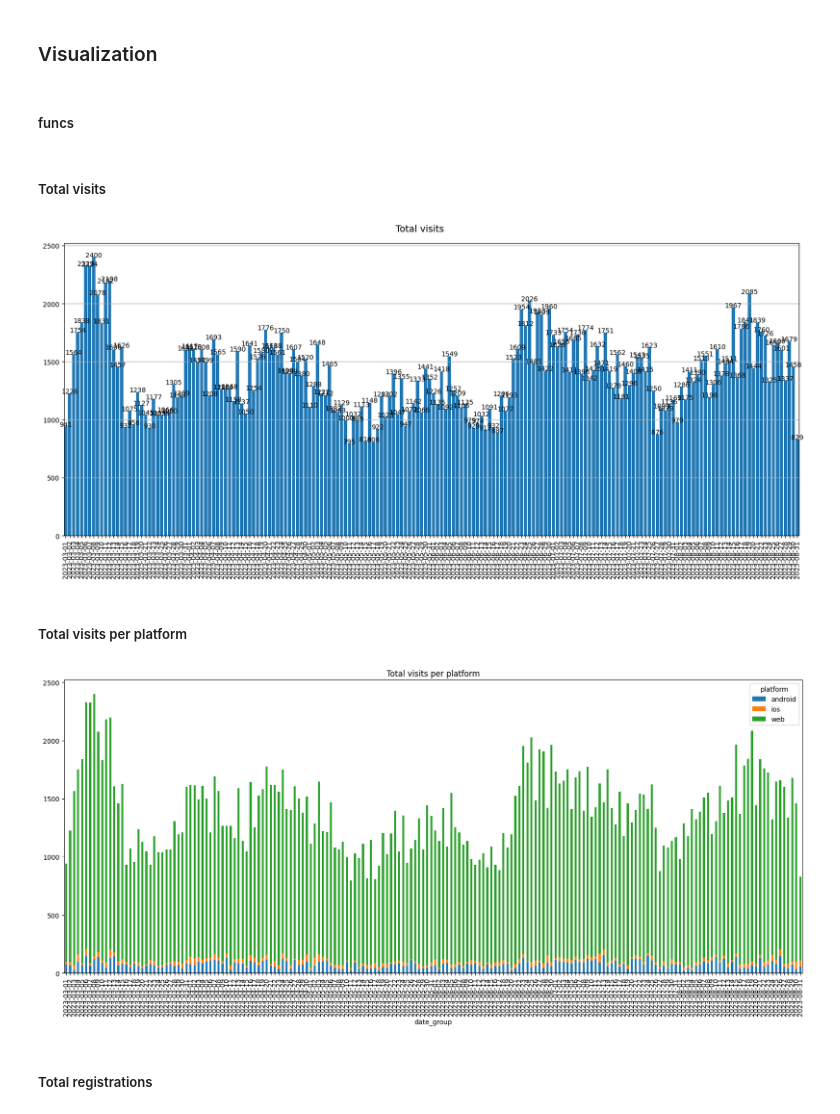
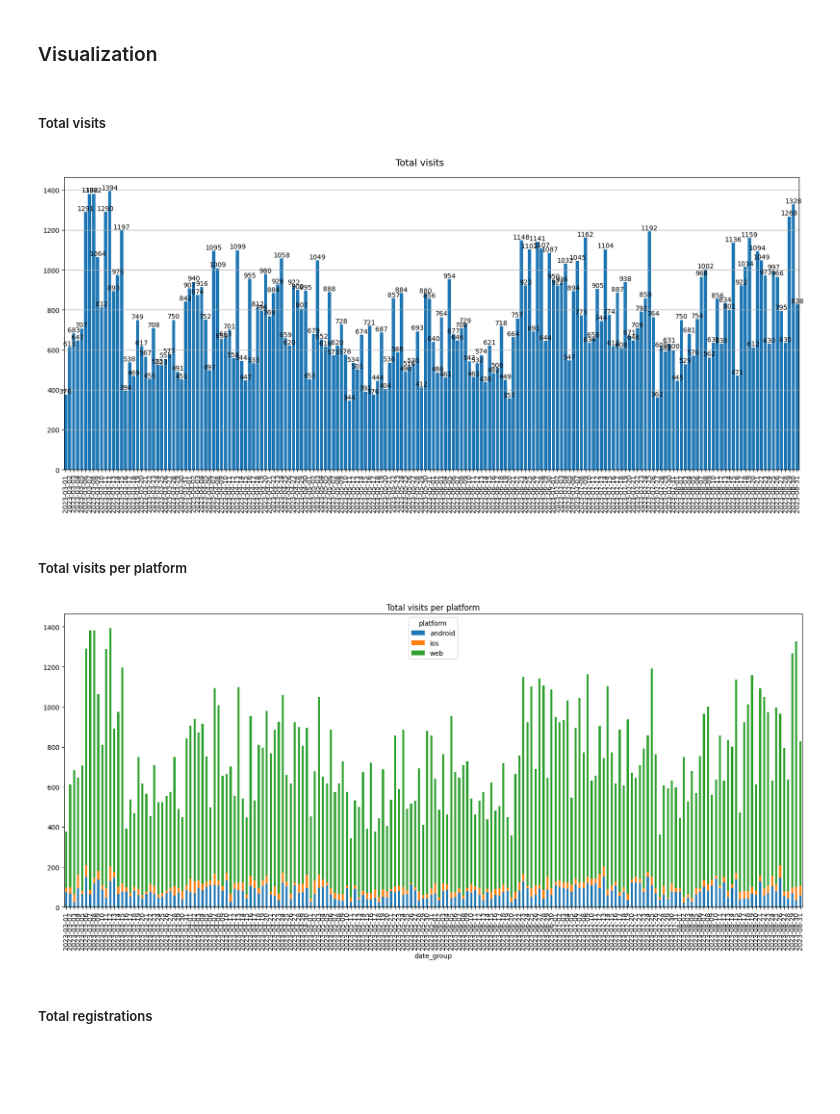
Before and after one commit to ikhanter/data-analytics-project-100, a Jupyter notebook: charts_project.ipynb, the cells around one changed output. Drawn from its saved outputs; the diff is of its cells as text; code cells hidden in the pictures; blank space fills up the shorter version.

```diff
--- a/charts_project.ipynb
+++ b/charts_project.ipynb
@@ -31,12 +31,14 @@ df_regs = pd.DataFrame(df_regs)
 # %%
 mask = ~df_visits['user_agent'].str.contains('bot')
 df_visits = df_visits[mask]
-df_visits['datetime'] = pd.to_datetime(df_visits['datetime']).dt.strftime('%Y-%m-%d')
+df_visits['datetime'] = pd.to_datetime(df_visits['datetime']).dt.date
+df_visits.sort_values('datetime', ascending=False, inplace=True)
+df_visits.drop_duplicates('visit_id', inplace=True)
 grouped_df_visits = df_visits.groupby(['datetime', 'platform']).agg({'visit_id': 'count'})
 grouped_df_visits.reset_index(inplace=True)
 grouped_df_visits.rename(columns={'datetime': 'date_group', 'visit_id': 'visits'}, inplace=True)
 
-df_regs['datetime'] = pd.to_datetime(df_regs['datetime']).dt.strftime('%Y-%m-%d')
+df_regs['datetime'] = pd.to_datetime(df_regs['datetime']).dt.date
 grouped_df_regs = df_regs.groupby(['datetime', 'platform']).agg({'user_id': 'count'})
 grouped_df_regs.reset_index(inplace=True)
 grouped_df_regs.rename(columns={'datetime': 'date_group', 'user_id': 'registrations'}, inplace=True)
@@ -44,3 +46,4 @@ grouped_df_regs.rename(columns={'datetime': 'date_group', 'user_id': 'registrati
 merged_df = pd.merge(grouped_df_visits, grouped_df_regs, left_on=['date_group', 'platform'], right_on=['date_group', 'platform'])
 merged_df['conversion'] = round(merged_df['registrations'] / merged_df['visits'] * 100, 2)
 merged_df.to_json('./conversion.json')
+merged_df.head()
@@ -50,7 +60,7 @@ merged_df.to_json('./conversion.json')
 df_ads = pd.read_csv('ads.csv')
 mask = (df_ads['date'] >= DATE_BEGIN) & (df_ads['date'] <= DATE_END)
 df_ads = df_ads[mask]
-df_ads['date'] = pd.to_datetime(df_ads['date']).dt.strftime('%Y-%m-%d')
+df_ads['date'] = pd.to_datetime(df_ads['date']).dt.date
 grouped_df_ads = df_ads.groupby(['date', 'utm_campaign']).agg({'cost': 'sum'})
 grouped_df_ads.reset_index(inplace=True)
 grouped_df_ads.rename(columns={'date': 'date_group'}, inplace=True)
@@ -67,5 +77,3 @@ conv_ads_df = conv_ads_df[columns]
 conv_ads_df.to_json('ads.json')
 # %% [markdown]
 ### Visualization
-# %% [markdown]
-##### funcs
@@ -78,26 +82,31 @@ def add_labels(x, y, engine=plt):
 # %%
 fig, ax = plt.subplots()
 fig.set_size_inches(20, 8)
 fig.suptitle('Total visits', y=0.93, fontsize=14)
 visits = ax.bar(conv_ads_df['date_group'], conv_ads_df['visits'])
-add_labels(conv_ads_df['date_group'], conv_ads_df['visits'])
+ax.set_xticks(conv_ads_df['date_group'])
+
+for bar in visits:
+    y = bar.get_height()
+    ax.annotate(f"{y}", xy=(bar.get_x() + bar.get_width() / 2, y), xytext=(0, 0), textcoords="offset points", ha='center', va='bottom')
+
 ax.set_xticklabels(conv_ads_df['date_group'], rotation=90)
 ax.margins(x=0)
 ax.grid(axis='y')
-plt.savefig('./charts/chart1.png', format='png')
+plt.savefig('charts/chart1.png', format='png')
 plt.show()
 # %% [output]
-[figure, old version]
+[figure, new version]
 # %% [markdown]
 ##### Total visits per platform
 # %%
 bar = pd.pivot_table(merged_df, index='date_group', values='visits', columns='platform')
 bar.plot(kind='bar', stacked=True, figsize=(20, 8))
 plt.title('Total visits per platform')
-plt.savefig('./charts/chart2.png', format='png')
+plt.savefig('charts/chart2.png', format='png')
 plt.show()
 # %% [output]
-[figure, old version]
+[figure, new version]
 # %% [markdown]
 ##### Total registrations
 # %%
```
Also changed, not shown: parts of 8 cells of this notebook, 10 other files.
